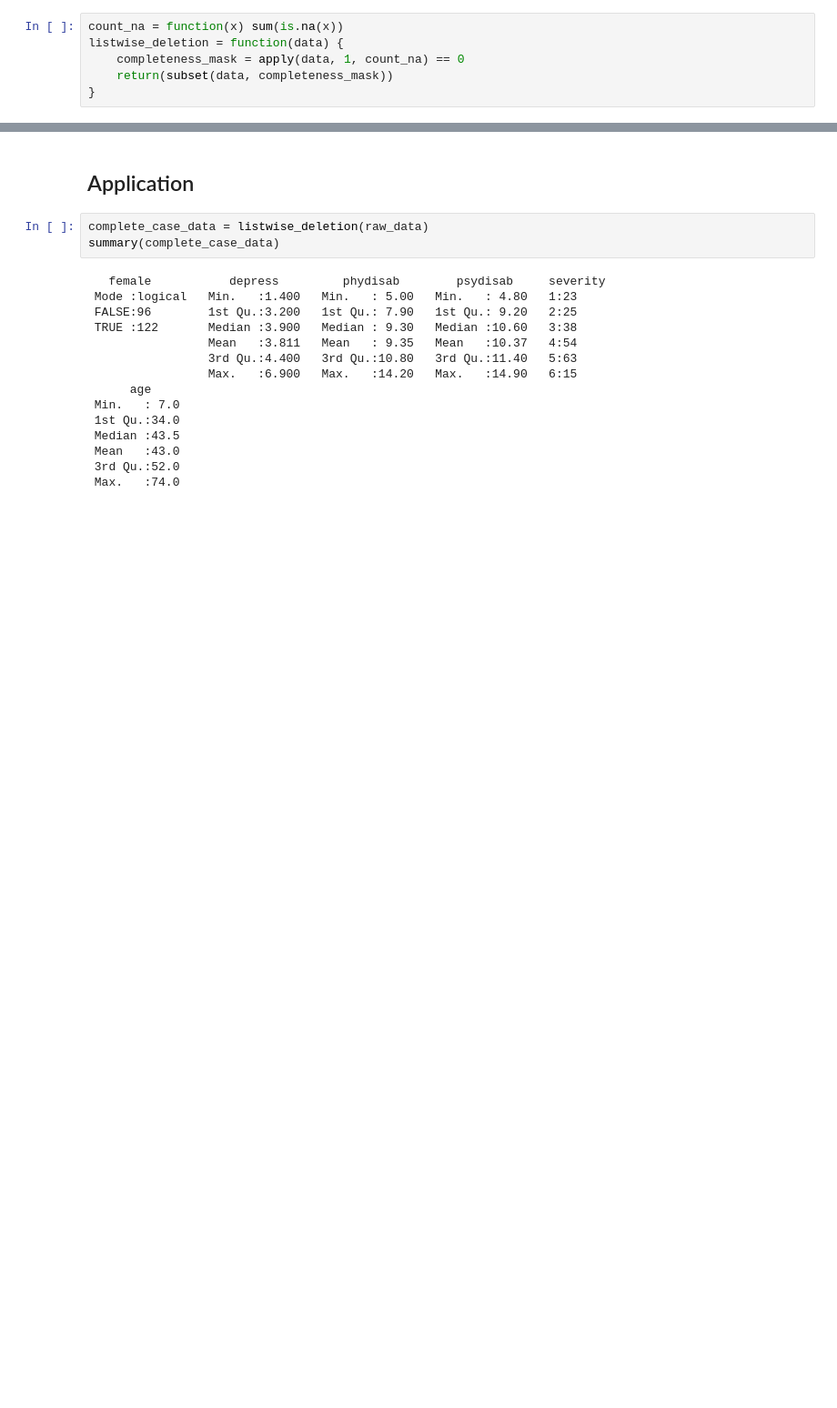
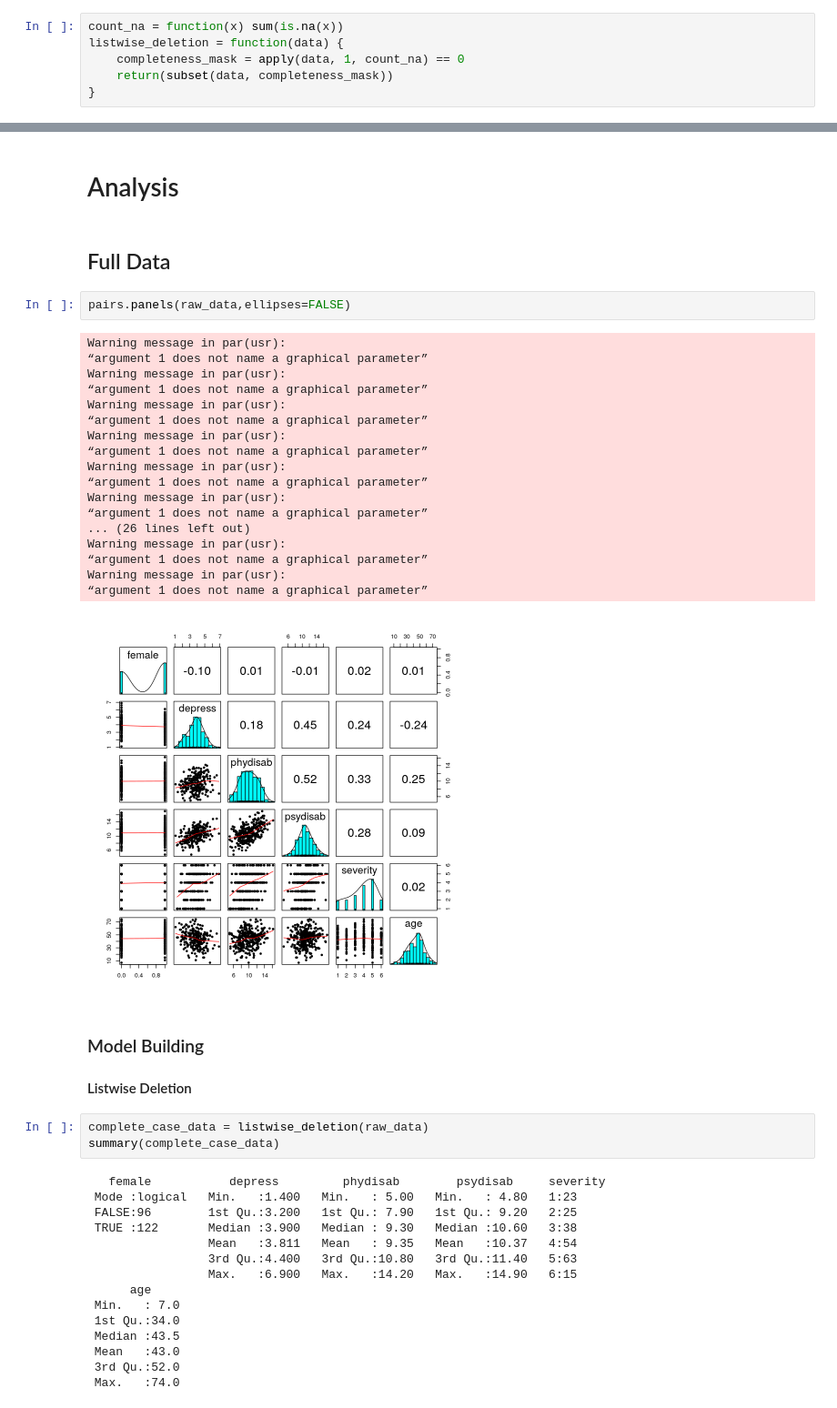
Before and after one commit to joy-kitson/epib-664-final-project, a Jupyter notebook: analysis.ipynb, the cells around one changed output, grey strips where cells are left out. Shown at 91% size. Saved outputs shown, nothing was run; the diff lists cells and outputs as text; blank space fills up the shorter version.

Commit message:
reorganised analysis notebook and added stratification by gender

```diff
--- a/analysis.ipynb
+++ b/analysis.ipynb
@@ -103,5 +223,31 @@ listwise_deletion = function(data) {
 # %% [markdown]
-## Application
+# Analysis
+# %% [markdown]
+## Full Data
+# %%
+pairs.panels(raw_data,ellipses=FALSE)
+# %% [output]
+Warning message in par(usr):
+“argument 1 does not name a graphical parameter”
+Warning message in par(usr):
+“argument 1 does not name a graphical parameter”
+Warning message in par(usr):
+“argument 1 does not name a graphical parameter”
+Warning message in par(usr):
+“argument 1 does not name a graphical parameter”
+Warning message in par(usr):
+“argument 1 does not name a graphical parameter”
+Warning message in par(usr):
+“argument 1 does not name a graphical parameter”
+... (26 lines left out)
+Warning message in par(usr):
+“argument 1 does not name a graphical parameter”
+Warning message in par(usr):
+“argument 1 does not name a graphical parameter”
+[figure, added]
+# %% [markdown]
+### Model Building
+#### Listwise Deletion
 # %%
 complete_case_data = listwise_deletion(raw_data)
 summary(complete_case_data)
```
Also changed, not shown: parts of 85 cells of this notebook.
